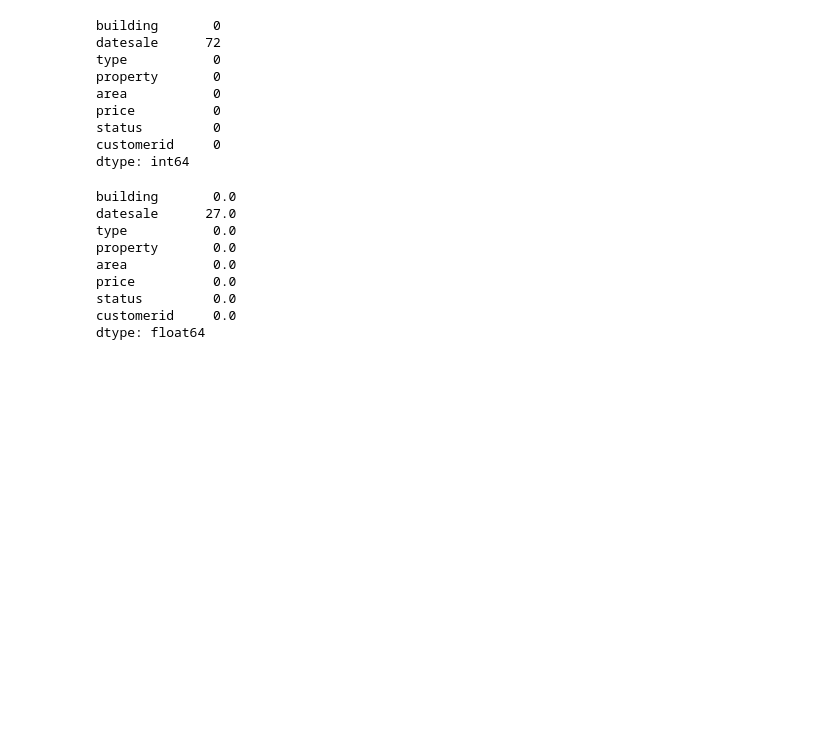
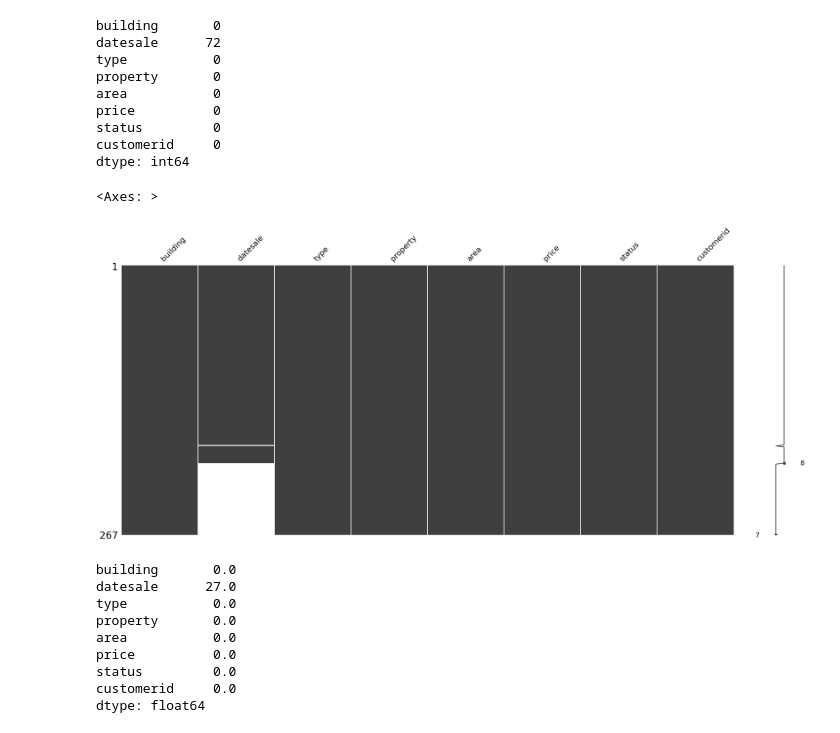
Before and after one commit to mezdourcheima/Real-Estate-Market-Analysis-with-Python, a Jupyter notebook: dataPreparation.ipynb, the cells around one changed output. Saved outputs shown, nothing was run; the diff lists cells and outputs as text; code cells hidden in the pictures; blank space fills up the shorter version.

```diff
--- a/dataPreparation.ipynb
+++ b/dataPreparation.ipynb
@@ -674,6 +643,11 @@ price          0
 status         0
 customerid     0
 dtype: int64
+# %%
+msno.matrix(properties)
+# %% [output]
+<Axes: >
+[figure, added]
 # %%
 missing_values = ((properties.isna().sum() * 100)/ properties.shape[0]).round()
 # %%
```
Also changed, not shown: parts of 5 cells of this notebook, 2 other files.
